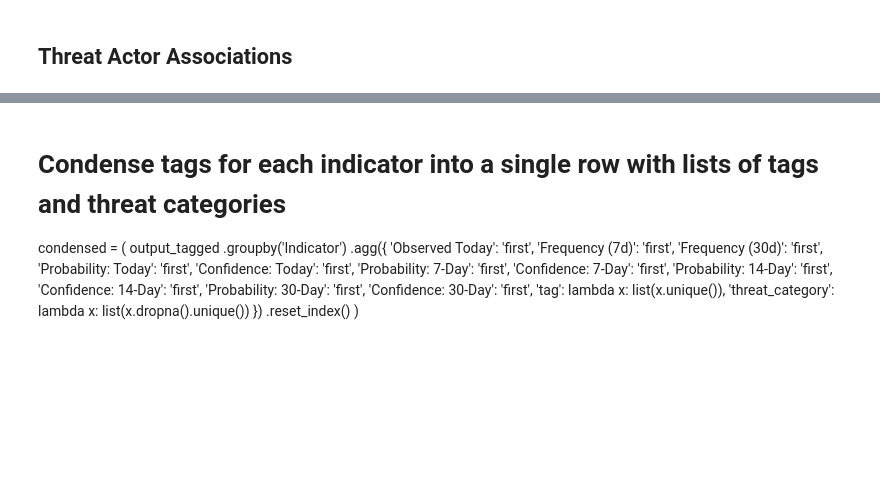
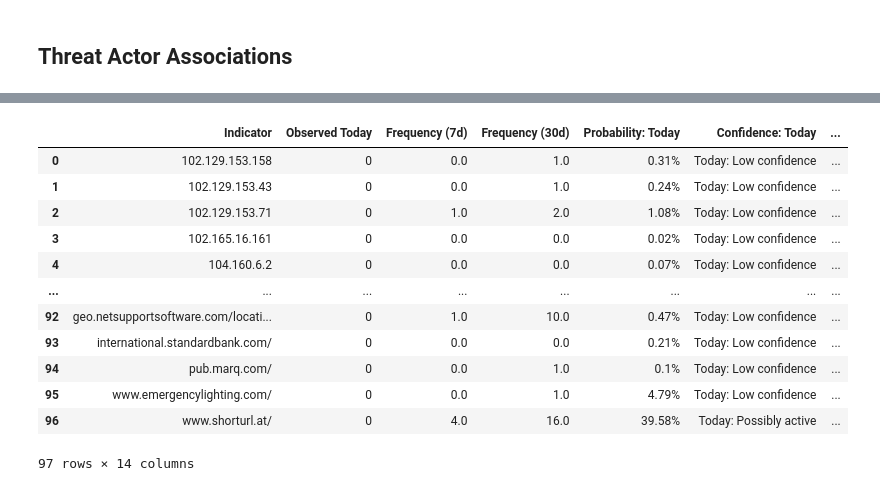
Before and after one commit to jaytlinaskew-OIS/HTOC, a Jupyter notebook: notebooks/observationEventForecasting/research.ipynb, the cells around one changed output, grey strips where cells are left out. Cells and saved outputs as stored; diff of their text form; code cells hidden in the pictures; blank space fills up the shorter version.

```diff
--- a/notebooks/observationEventForecasting/research.ipynb
+++ b/notebooks/observationEventForecasting/research.ipynb
@@ -618,22 +645,38 @@ production_output_with_tags[production_output_with_tags['tag'] == 'UNC5537']
-# %% [markdown]
-# Condense tags for each indicator into a single row with lists of tags and threat categories
-condensed = (
-    output_tagged
-    .groupby('Indicator')
-    .agg({
-        'Observed Today': 'first',
-        'Frequency (7d)': 'first',
-        'Frequency (30d)': 'first',
-        'Probability: Today': 'first',
-        'Confidence: Today': 'first',
-        'Probability: 7-Day': 'first',
-        'Confidence: 7-Day': 'first',
-        'Probability: 14-Day': 'first',
-        'Confidence: 14-Day': 'first',
-        'Probability: 30-Day': 'first',
-        'Confidence: 30-Day': 'first',
-        'tag': lambda x: list(x.unique()),
-        'threat_category': lambda x: list(x.dropna().unique())
-    })
-    .reset_index()
-)
+# %%
+# Condense tags for each indicator into a single row with lists of tags and threat categories
+condensed = (
+    production_output_with_tags
+    .groupby('Indicator')
+    .agg({
+        'Observed Today': 'first',
+        'Frequency (7d)': 'first',
+        'Frequency (30d)': 'first',
+        'Probability: Today': 'first',
+        'Confidence: Today': 'first',
+        'Probability: 7-Day': 'first',
+        'Confidence: 7-Day': 'first',
+        'Probability: 14-Day': 'first',
+        'Confidence: 14-Day': 'first',
+        'Probability: 30-Day': 'first',
+        'Confidence: 30-Day': 'first',
+        'tag': lambda x: list(x.unique()),
+        'threat_category': lambda x: list(x.dropna().unique())
+    })
+    .reset_index()
+)
+
+display(condensed)
+# %% [output]
+|  | Indicator | Observed Today | Frequency (7d) | Frequency (30d) | Probability: Today | Confidence: Today | ... |
+| 0 | 102.129.153.158 | 0 | 0.0 | 1.0 | 0.31% | Today: Low confidence | ... |
+| 1 | 102.129.153.43 | 0 | 0.0 | 1.0 | 0.24% | Today: Low confidence | ... |
+| 2 | 102.129.153.71 | 0 | 1.0 | 2.0 | 1.08% | Today: Low confidence | ... |
+| 3 | 102.165.16.161 | 0 | 0.0 | 0.0 | 0.02% | Today: Low confidence | ... |
+| 4 | 104.160.6.2 | 0 | 0.0 | 0.0 | 0.07% | Today: Low confidence | ... |
+| ... | ... | ... | ... | ... | ... | ... | ... |
+| 92 | geo.netsupportsoftware.com/locati... | 0 | 1.0 | 10.0 | 0.47% | Today: Low confidence | ... |
+| 93 | international.standardbank.com/ | 0 | 0.0 | 0.0 | 0.21% | Today: Low confidence | ... |
+| 94 | pub.marq.com/ | 0 | 0.0 | 1.0 | 0.1% | Today: Low confidence | ... |
+| 95 | www.emergencylighting.com/ | 0 | 0.0 | 1.0 | 4.79% | Today: Low confidence | ... |
+| 96 | www.shorturl.at/ | 0 | 4.0 | 16.0 | 39.58% | Today: Possibly active | ... |
+97 rows × 14 columns
```
Also changed, not shown: parts of 20 cells of this notebook, 17 other files.
